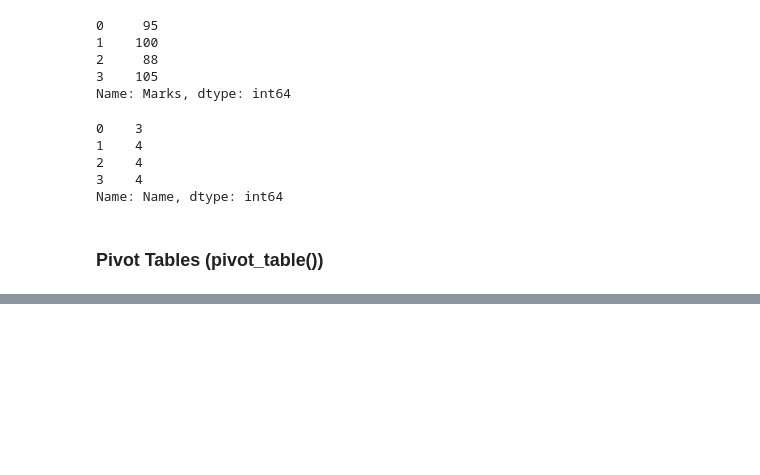
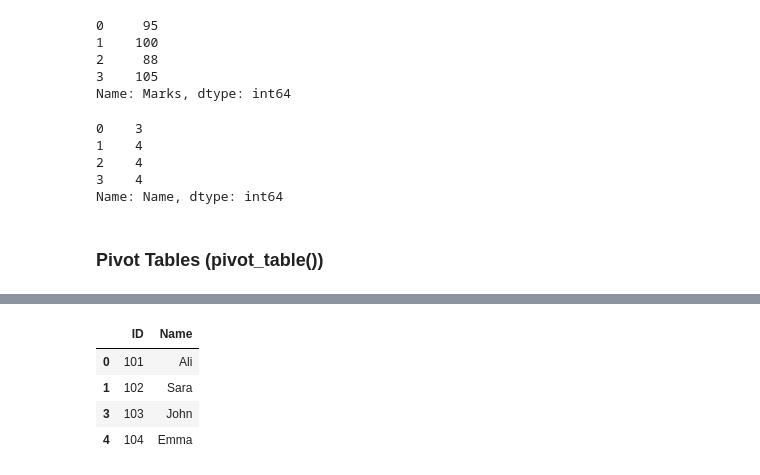
Before and after one commit to Sumaira-K/Python-Libraries, a Jupyter notebook: Pandas/Pandas_practice.ipynb, the cells around one changed output, grey strips where cells are left out. Drawn from its saved outputs; the diff is of its cells as text; code cells hidden in the pictures; blank space fills up the shorter version.

```diff
--- a/Pandas/Pandas_practice.ipynb
+++ b/Pandas/Pandas_practice.ipynb
@@ -1192,0 +1382,2 @@ Name: Name, dtype: int64
+# %%
+df.drop_duplicates(inplace=True)
@@ -1192,0 +1392,8 @@ Name: Name, dtype: int64
+# %%
+df.drop_duplicates(subset="Name")
+# %% [output]
+|  | ID | Name |
+| 0 | 101 | Ali |
+| 1 | 102 | Sara |
+| 3 | 103 | John |
+| 4 | 104 | Emma |
```
Also changed, not shown: parts of 50 cells of this notebook.
